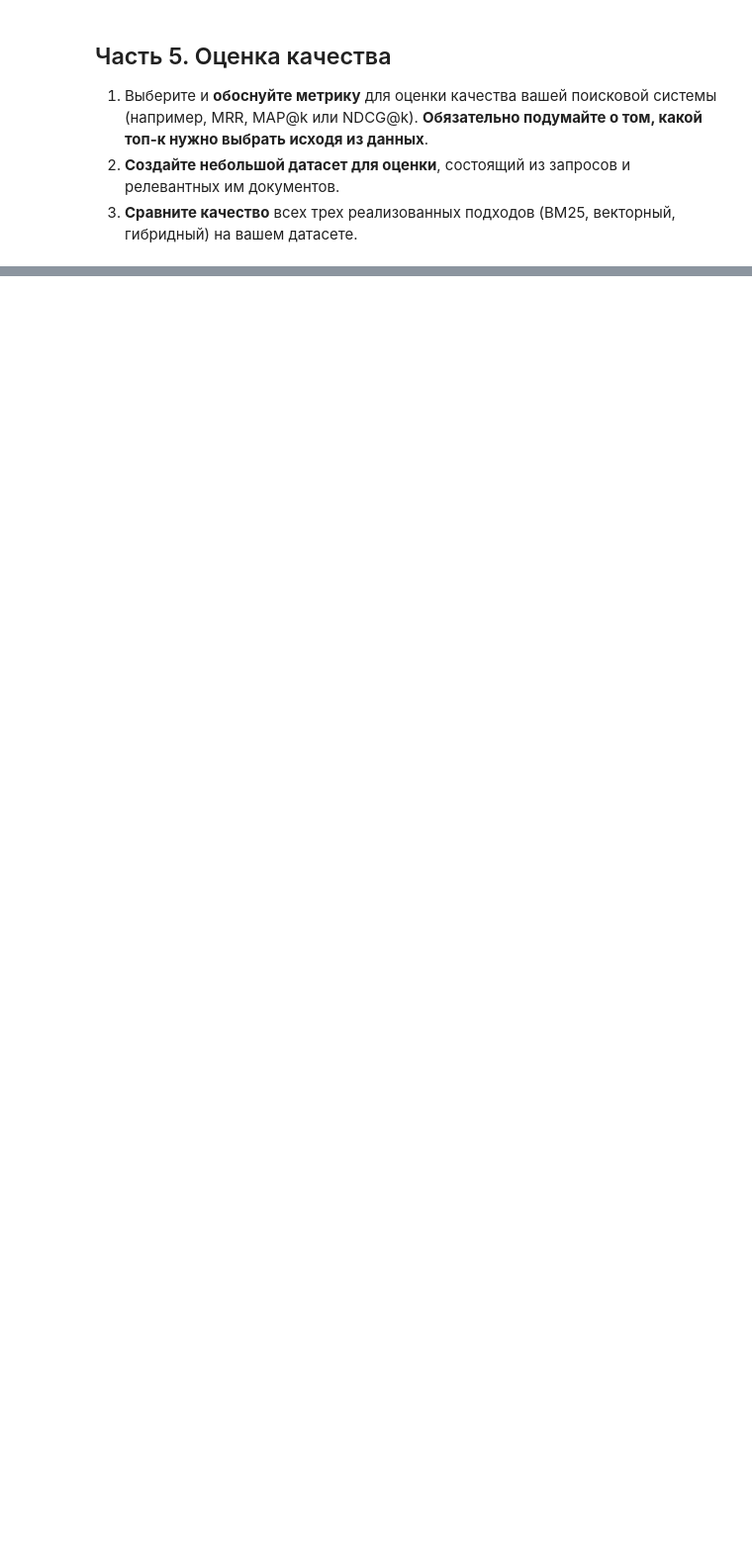
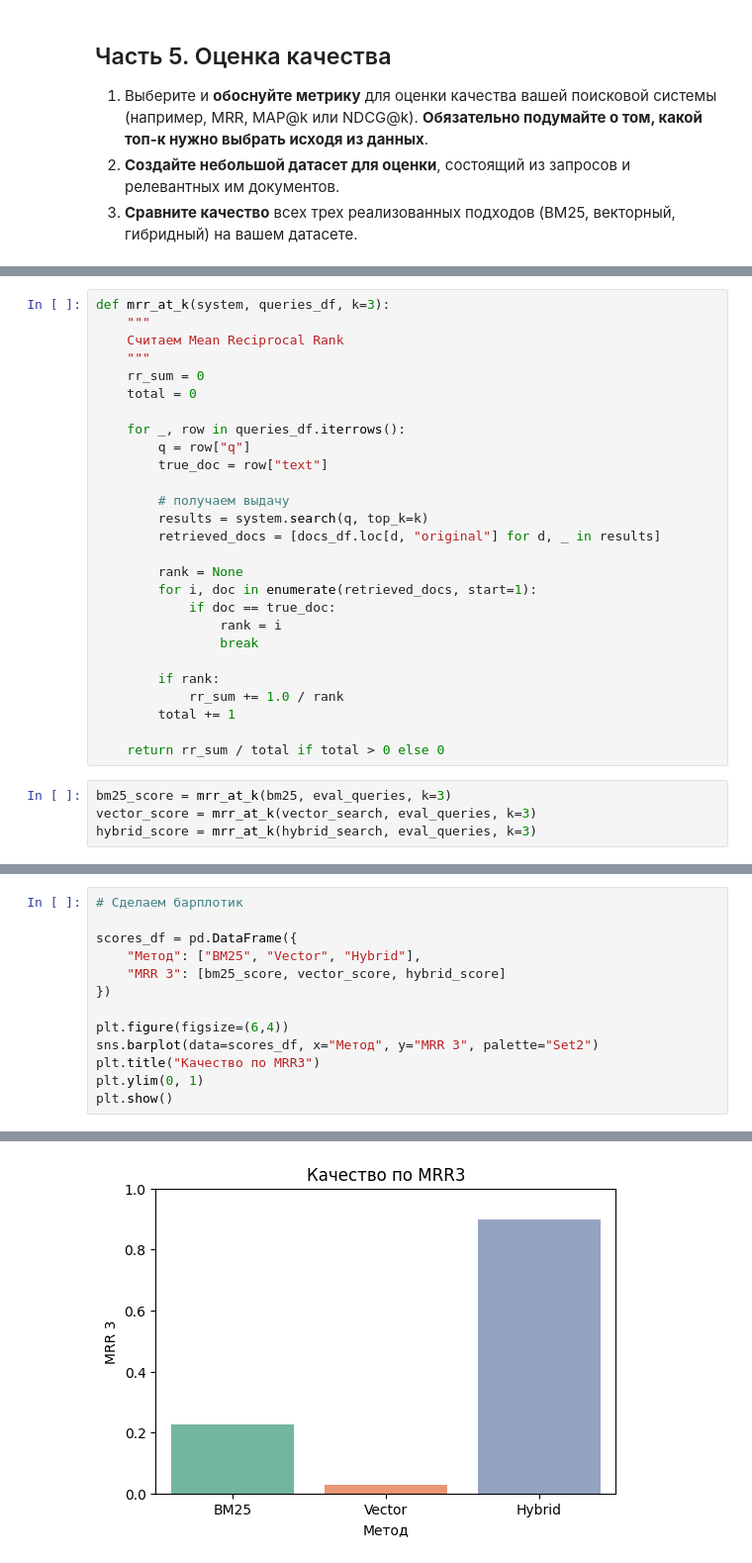
Before and after one commit to yuramayer/mipt-masters, a Jupyter notebook: nlp/hws/hw_2/done/hw_2_done.ipynb, the cells around one changed output, grey strips where cells are left out. Shown at 99% size. Drawn from its saved outputs; the diff is of its cells as text; blank space fills up the shorter version.

```diff
--- a/nlp/hws/hw_2/done/hw_2_done.ipynb
+++ b/nlp/hws/hw_2/done/hw_2_done.ipynb
@@ -299,0 +516,31 @@ for query in test_queries:
+# %%
+def mrr_at_k(system, queries_df, k=3):
+    """
+    Считаем Mean Reciprocal Rank
+    """
+    rr_sum = 0
+    total = 0
+
+    for _, row in queries_df.iterrows():
+        q = row["q"]
+        true_doc = row["text"]
+
+        # получаем выдачу
+        results = system.search(q, top_k=k)
+        retrieved_docs = [docs_df.loc[d, "original"] for d, _ in results]
+
+        rank = None
+        for i, doc in enumerate(retrieved_docs, start=1):
+            if doc == true_doc:
+                rank = i
+                break
+
+        if rank:
+            rr_sum += 1.0 / rank
+        total += 1
+
+    return rr_sum / total if total > 0 else 0
+# %%
+bm25_score = mrr_at_k(bm25, eval_queries, k=3)
+vector_score = mrr_at_k(vector_search, eval_queries, k=3)
+hybrid_score = mrr_at_k(hybrid_search, eval_queries, k=3)
@@ -299,0 +560,14 @@ for query in test_queries:
+# %%
+# Сделаем барплотик
+
+scores_df = pd.DataFrame({
+    "Метод": ["BM25", "Vector", "Hybrid"],
+    "MRR 3": [bm25_score, vector_score, hybrid_score]
+})
+
+plt.figure(figsize=(6,4))
+sns.barplot(data=scores_df, x="Метод", y="MRR 3", palette="Set2")
+plt.title("Качество по MRR3")
+plt.ylim(0, 1)
+plt.show()
+# %% [output]
@@ -299,0 +577 @@ for query in test_queries:
+[figure, added]
```
Also changed, not shown: parts of 36 cells of this notebook.
